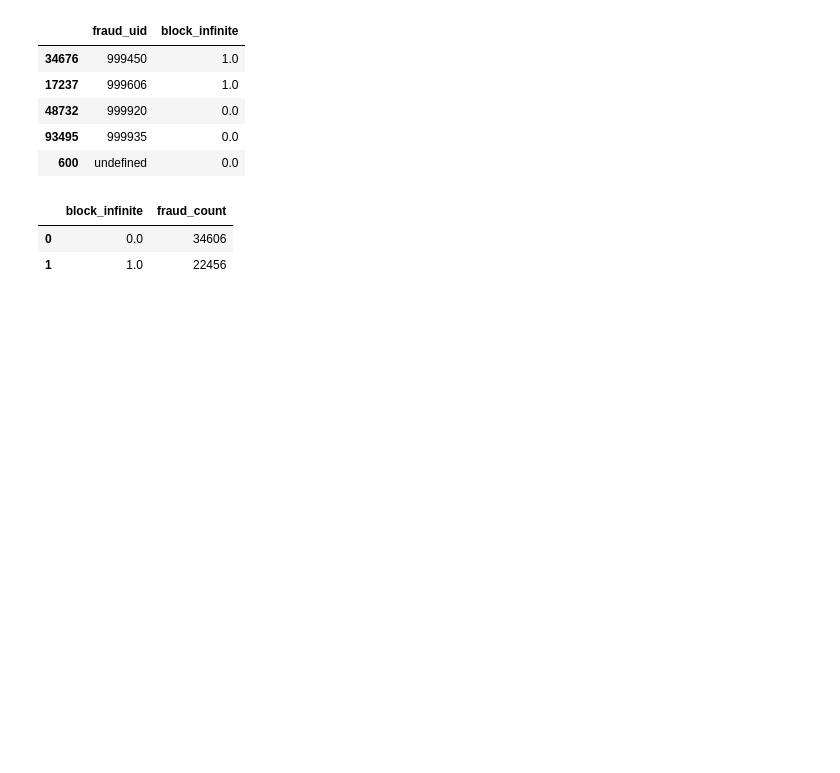
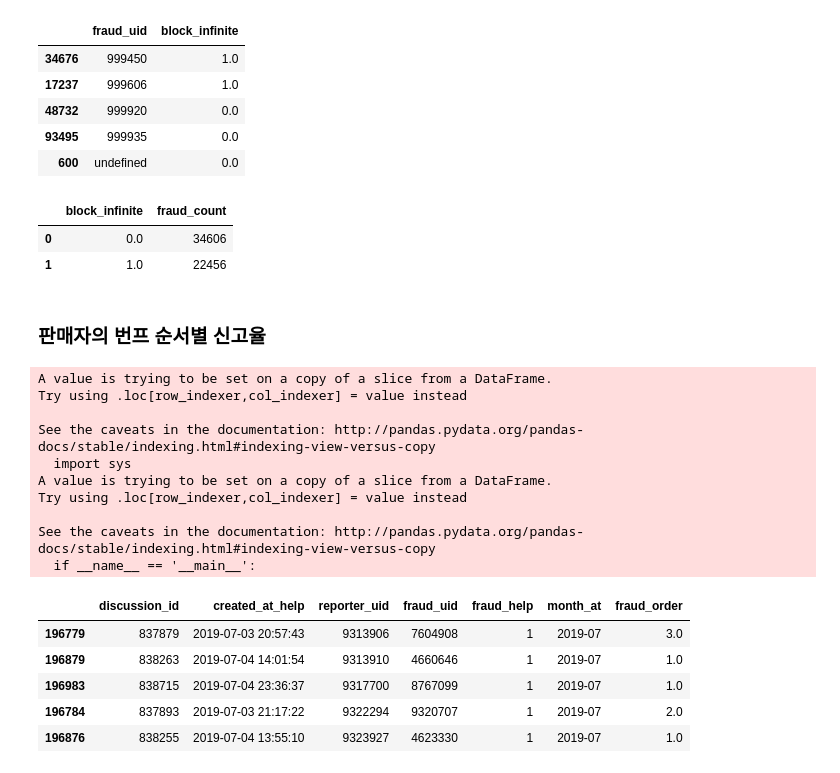
Before and after one commit to kiyoja07/python-bunjang, a Jupyter notebook: data-analysis/jupyter/12.fraud_bunp.ipynb, the cells around one changed output. Saved outputs shown, nothing was run; the diff lists cells and outputs as text; code cells hidden in the pictures; blank space fills up the shorter version.

```diff
--- a/data-analysis/jupyter/12.fraud_bunp.ipynb
+++ b/data-analysis/jupyter/12.fraud_bunp.ipynb
@@ -285,3 +289,34 @@ help_block_result.tail()
 |  | block_infinite | fraud_count |
 | 0 | 0.0 | 34606 |
 | 1 | 1.0 | 22456 |
+# %% [markdown]
+### 판매자의 번프 순서별 신고율
+# %%
+help_raw_order = help_raw
+
+# 테스트 계정 제외
+test_account = ['880623', '2080436', '0', 'undefined']
+help_raw_order = help_raw_order[~help_raw_order.fraud_uid.isin(test_account)]
+
+help_raw_order['created_at_help'] = pd.to_datetime(help_raw_order['created_at_help'])
+
+help_raw_order['fraud_order'] = help_raw_order.groupby('fraud_uid')['created_at_help'].rank(ascending=True, method='dense')
+
+help_raw_order.tail()
+# %% [output]
+A value is trying to be set on a copy of a slice from a DataFrame.
+Try using .loc[row_indexer,col_indexer] = value instead
+
+See the caveats in the documentation: http://pandas.pydata.org/pandas-docs/stable/indexing.html#indexing-view-versus-copy
+  import sys
+A value is trying to be set on a copy of a slice from a DataFrame.
+Try using .loc[row_indexer,col_indexer] = value instead
+
+See the caveats in the documentation: http://pandas.pydata.org/pandas-docs/stable/indexing.html#indexing-view-versus-copy
+  if __name__ == '__main__':
+|  | discussion_id | created_at_help | reporter_uid | fraud_uid | fraud_help | month_at | fraud_order |
+| 196779 | 837879 | 2019-07-03 20:57:43 | 9313906 | 7604908 | 1 | 2019-07 | 3.0 |
+| 196879 | 838263 | 2019-07-04 14:01:54 | 9313910 | 4660646 | 1 | 2019-07 | 1.0 |
+| 196983 | 838715 | 2019-07-04 23:36:37 | 9317700 | 8767099 | 1 | 2019-07 | 1.0 |
+| 196784 | 837893 | 2019-07-03 21:17:22 | 9322294 | 9320707 | 1 | 2019-07 | 2.0 |
+| 196876 | 838255 | 2019-07-04 13:55:10 | 9323927 | 4623330 | 1 | 2019-07 | 1.0 |
```
Also changed, not shown: parts of 7 cells of this notebook, 6 other files.
